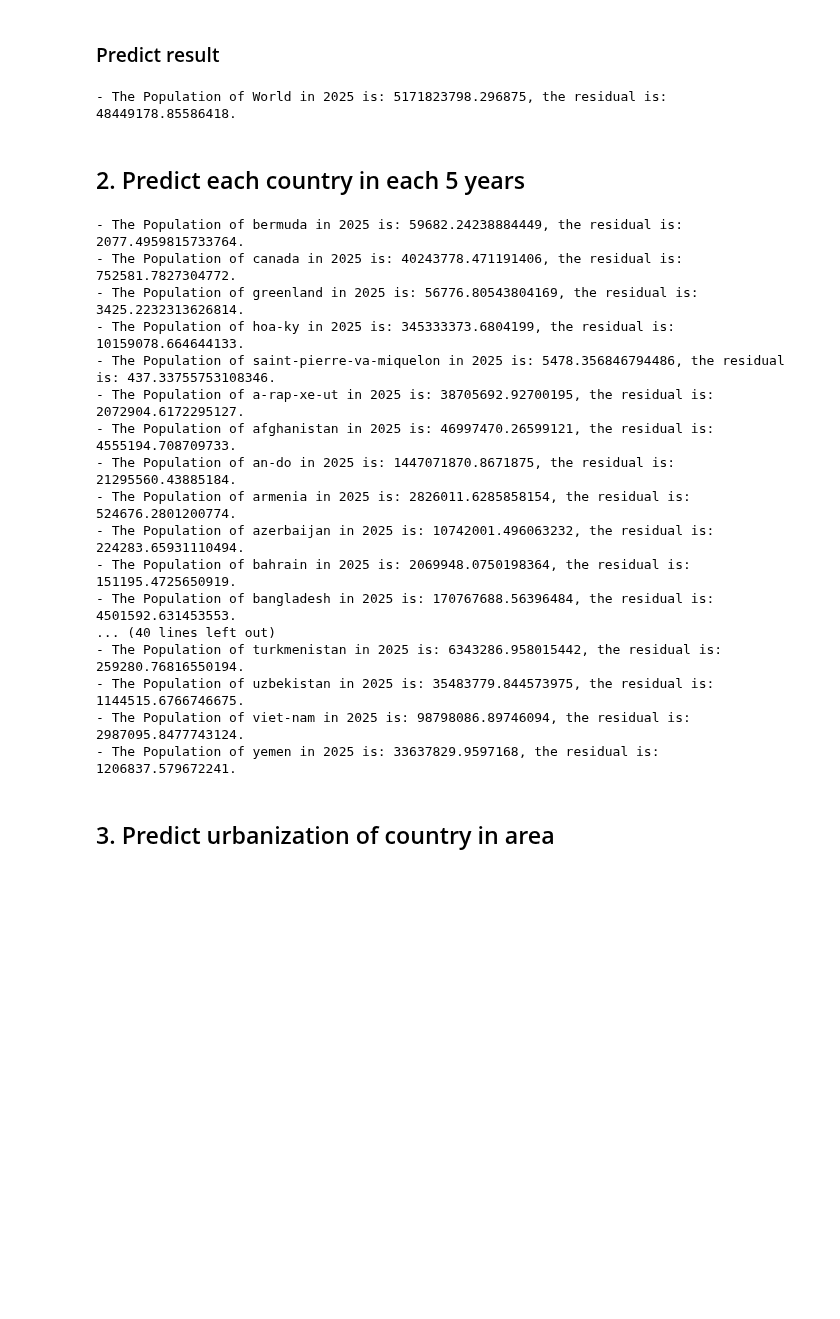
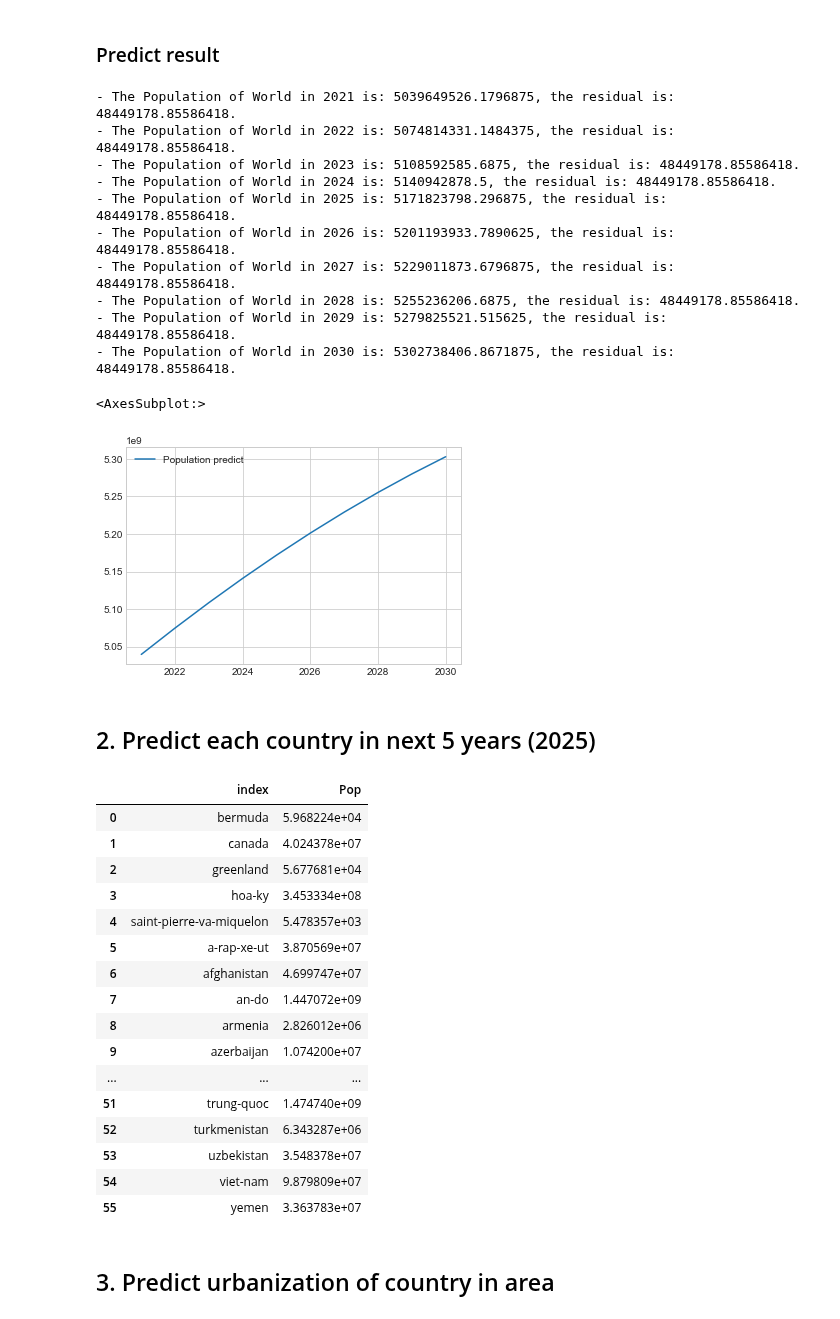
Before and after one commit to HoDangCao/Data-collection-and-population-analysis-of-Asia-and-North-America, a Jupyter notebook: DSProject - latest ver.ipynb, the cells around one changed output. Drawn from its saved outputs; the diff is of its cells as text; code cells hidden in the pictures; blank space fills up the shorter version.

```diff
--- a/DSProject - latest ver.ipynb
+++ b/DSProject - latest ver.ipynb
@@ -996,37 +996,60 @@ compareFieldWithRealData('World',listField[2],popInfo,powFieldValue)
 [figure]
 # %% [markdown]
 ### Predict result
-# %%
-predictYear = 2025
-predictField('World',listField[2],popInfo,predictYear,powFieldValue)
-# %% [output]
-- The Population of World in 2025 is: 5171823798.296875, the residual is: 48449178.85586418.
+# %%
+predictPop={}
+for i in range (2021,2031):
+    predictYear = i
+    predictPop.setdefault(i,predictField('World',listField[2],popInfo,predictYear,powFieldValue))
+
+# predictPop=pd.DataFrame
+predictPop=pd.DataFrame.from_dict(predictPop,orient='index',columns=['Population predict'])
+predictPop.plot()
+# %% [output]
+- The Population of World in 2021 is: 5039649526.1796875, the residual is: 48449178.85586418.
+- The Population of World in 2022 is: 5074814331.1484375, the residual is: 48449178.85586418.
+- The Population of World in 2023 is: 5108592585.6875, the residual is: 48449178.85586418.
+- The Population of World in 2024 is: 5140942878.5, the residual is: 48449178.85586418.
+- The Population of World in 2025 is: 5171823798.296875, the residual is: 48449178.85586418.
+- The Population of World in 2026 is: 5201193933.7890625, the residual is: 48449178.85586418.
+- The Population of World in 2027 is: 5229011873.6796875, the residual is: 48449178.85586418.
+- The Population of World in 2028 is: 5255236206.6875, the residual is: 48449178.85586418.
+- The Population of World in 2029 is: 5279825521.515625, the residual is: 48449178.85586418.
+- The Population of World in 2030 is: 5302738406.8671875, the residual is: 48449178.85586418.
+<AxesSubplot:>
+[figure, added]
 # %% [markdown]
-## 2. Predict each country in each 5 years
+## 2. Predict each country in next 5 years (2025)
 # %%
+
+popPredict={}
 for i in range(0,len(listCountry)):
     powFieldValue, minRFieldValue = findTheBestNForMinRField(listCountry[i],listField[5],df)
     # printInfoField(listCountry[i],listField[2],powFieldValue, minRFieldValue)
     predictYear = 2025
-    predictField(listCountry[i],listField[2],df,predictYear,powFieldValue)
+    # predictField(listCountry[i],listField[2],df,predictYear,powFieldValue)
+    popPredict.setdefault(listCountry[i],predictField(listCountry[i],listField[2],df,predictYear,powFieldValue))
+
+popPredict=pd.DataFrame.from_dict(popPredict,orient='index',columns=['Pop']).reset_index()
+popPredict
 # %% [output]
-- The Population of bermuda in 2025 is: 59682.24238884449, the residual is: 2077.4959815733764.
-- The Population of canada in 2025 is: 40243778.471191406, the residual is: 752581.7827304772.
-- The Population of greenland in 2025 is: 56776.80543804169, the residual is: 3425.2232313626814.
-- The Population of hoa-ky in 2025 is: 345333373.6804199, the residual is: 10159078.664644133.
-- The Population of saint-pierre-va-miquelon in 2025 is: 5478.356846794486, the residual is: 437.33755753108346.
-- The Population of a-rap-xe-ut in 2025 is: 38705692.92700195, the residual is: 2072904.6172295127.
-- The Population of afghanistan in 2025 is: 46997470.26599121, the residual is: 4555194.708709733.
-- The Population of an-do in 2025 is: 1447071870.8671875, the residual is: 21295560.43885184.
-- The Population of armenia in 2025 is: 2826011.6285858154, the residual is: 524676.2801200774.
-- The Population of azerbaijan in 2025 is: 10742001.496063232, the residual is: 224283.65931110494.
-- The Population of bahrain in 2025 is: 2069948.0750198364, the residual is: 151195.4725650919.
-- The Population of bangladesh in 2025 is: 170767688.56396484, the residual is: 4501592.631453553.
-... (40 lines left out)
-- The Population of turkmenistan in 2025 is: 6343286.958015442, the residual is: 259280.76816550194.
-- The Population of uzbekistan in 2025 is: 35483779.844573975, the residual is: 1144515.6766746675.
-- The Population of viet-nam in 2025 is: 98798086.89746094, the residual is: 2987095.8477743124.
-- The Population of yemen in 2025 is: 33637829.9597168, the residual is: 1206837.579672241.
+|  | index | Pop |
+| 0 | bermuda | 5.968224e+04 |
+| 1 | canada | 4.024378e+07 |
+| 2 | greenland | 5.677681e+04 |
+| 3 | hoa-ky | 3.453334e+08 |
+| 4 | saint-pierre-va-miquelon | 5.478357e+03 |
+| 5 | a-rap-xe-ut | 3.870569e+07 |
+| 6 | afghanistan | 4.699747e+07 |
+| 7 | an-do | 1.447072e+09 |
+| 8 | armenia | 2.826012e+06 |
+| 9 | azerbaijan | 1.074200e+07 |
+| ... | ... | ... |
+| 51 | trung-quoc | 1.474740e+09 |
+| 52 | turkmenistan | 6.343287e+06 |
+| 53 | uzbekistan | 3.548378e+07 |
+| 54 | viet-nam | 9.879809e+07 |
+| 55 | yemen | 3.363783e+07 |
 # %% [markdown]
 ## 3. Predict urbanization of country in area
 # %%
```
Also changed, not shown: parts of 11 cells of this notebook.
